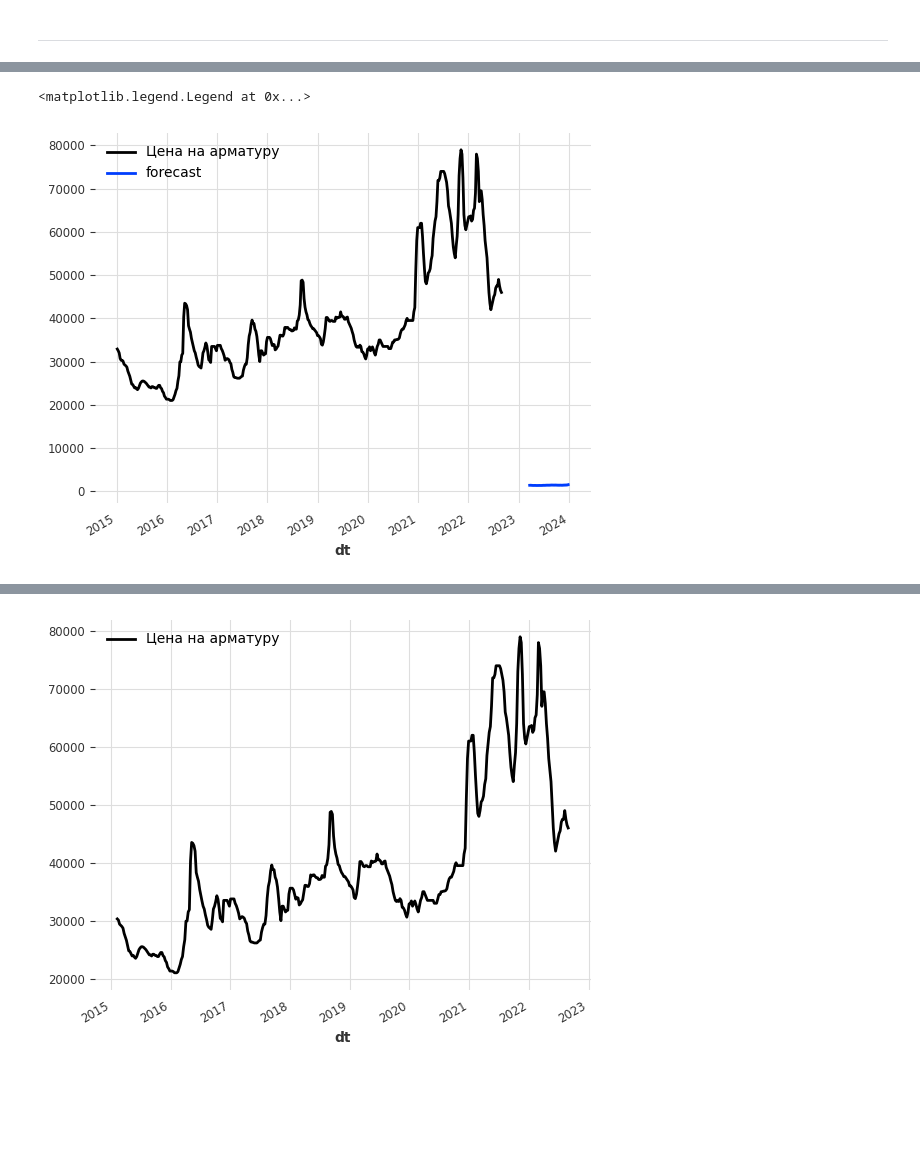
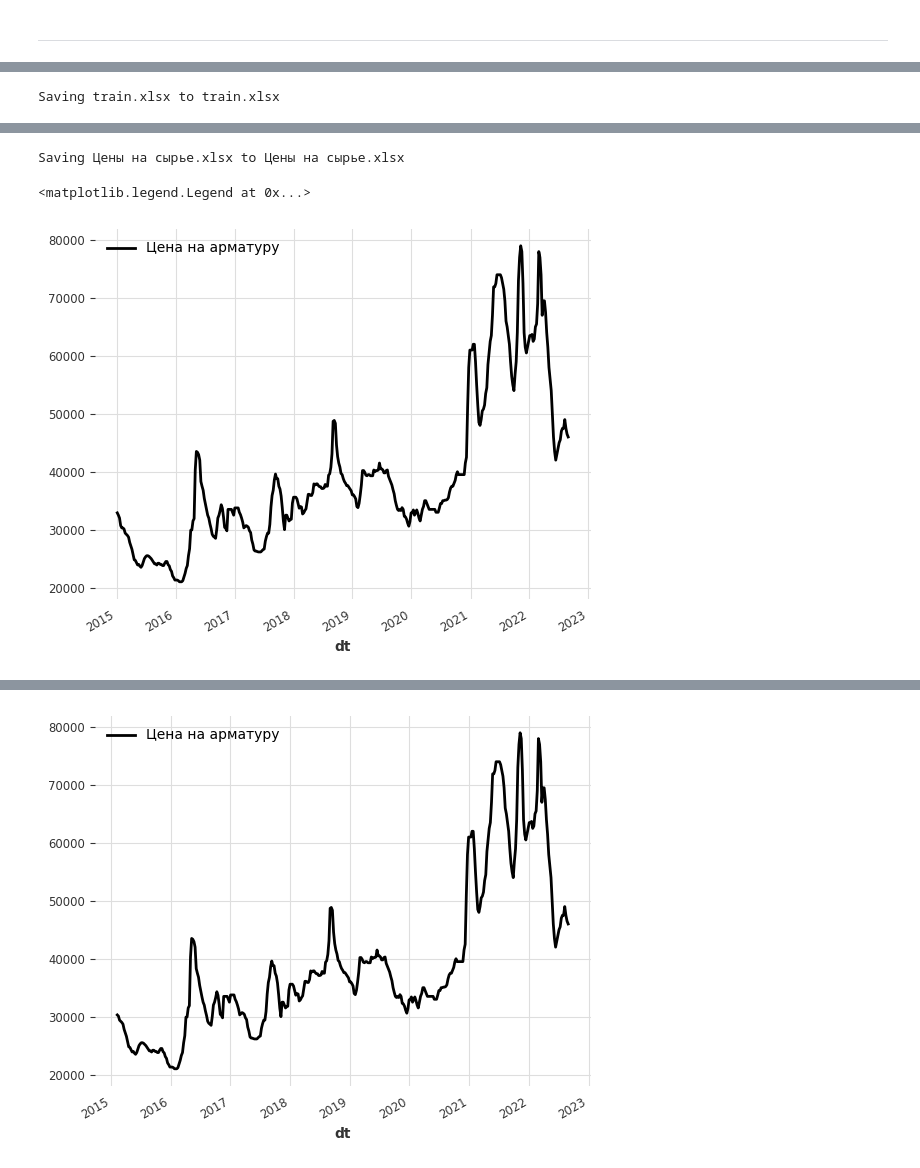
Before and after one commit to asdafafs/hacks-ai-2023, a Jupyter notebook: train.ipynb, the cells around one changed output, grey strips where cells are left out. Cells and saved outputs as stored; diff of their text form; code cells hidden in the pictures; blank space fills up the shorter version.

```diff
--- a/train.ipynb
+++ b/train.ipynb
@@ -71,3 +29,0 @@ def convertToCsv(filelist):
-# %%
-files = ListFiles()
-files
@@ -326,12 +33,0 @@ data = TimeSeries.from_dataframe(traim, "dt", "Цена на арматуру")
-# %%
-model = ExponentialSmoothing()
-model.fit(train)
-train, val = data.split_before(0.9)
-prediction = model.predict(len(val), num_samples=1000)
-
-data.plot()
-prediction.plot(label="forecast")
-plt.legend()
-# %% [output]
-<matplotlib.legend.Legend at 0x...>
-[figure, removed]
@@ -339,0 +34,13 @@ df1 = pd.read_excel('drive/MyDrive/Hakaton/data/Цены на сырье.xlsx')
+# %%
+from darts import TimeSeries
+
+trainEXCEL = files.upload()
+traim = pd.read_excel(next(iter(trainEXCEL)))
+data = TimeSeries.from_dataframe(traim, "dt", "Цена на арматуру")
+
+priceExcel = files.upload()
+df1 = pd.read_excel(next(iter(priceExcel)))
+
+data.plot()
+plt.legend()
+# %% [output]
@@ -339,0 +48 @@ df1 = pd.read_excel('drive/MyDrive/Hakaton/data/Цены на сырье.xlsx')
+Saving train.xlsx to train.xlsx
@@ -340,2 +50,5 @@ df1 = pd.read_excel('drive/MyDrive/Hakaton/data/Цены на сырье.xlsx')
+Saving Цены на сырье.xlsx to Цены на сырье.xlsx
+<matplotlib.legend.Legend at 0x...>
+[figure, added]
 # %%
 df2 = pd.merge(traim, df1, on="dt")
```
Also changed, not shown: parts of 56 cells of this notebook.
